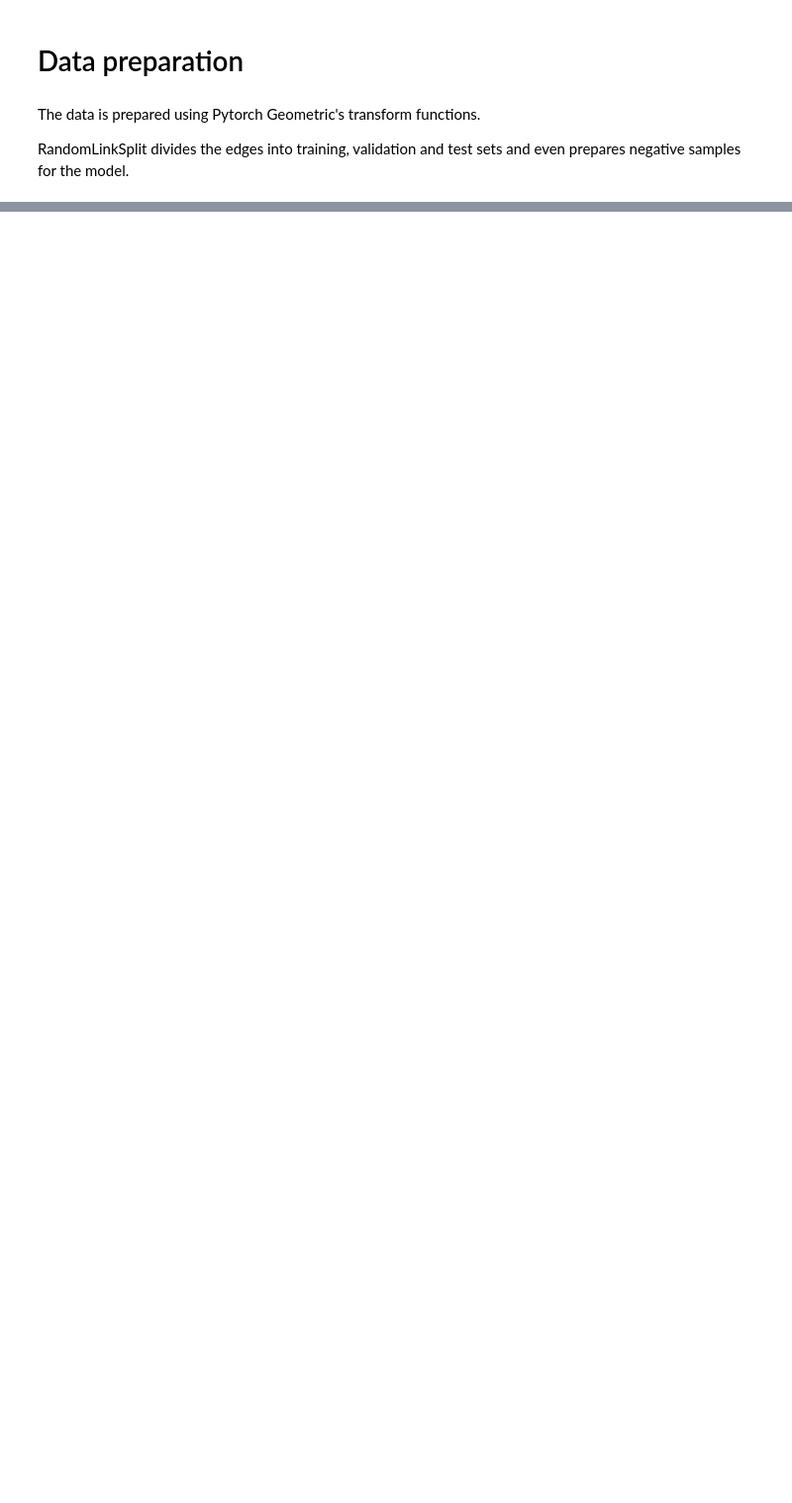
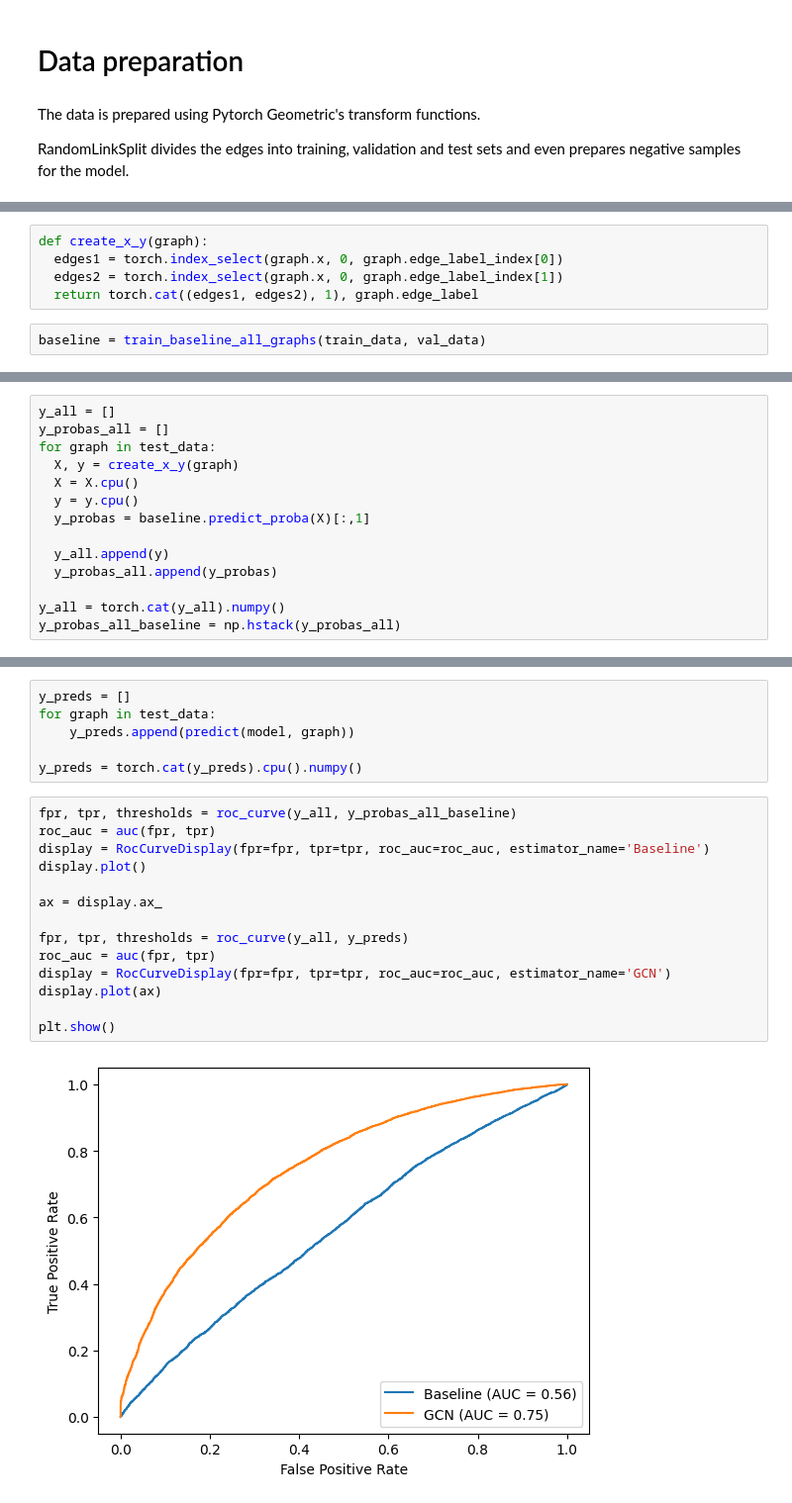
Before and after one commit to annagergaly/deep-learning-friend-recommendation, a Jupyter notebook: Friend_recommendation.ipynb, the cells around one changed output, grey strips where cells are left out. Shown at 99% size. Drawn from its saved outputs; the diff is of its cells as text; blank space fills up the shorter version.

```diff
--- a/Friend_recommendation.ipynb
+++ b/Friend_recommendation.ipynb
@@ -644,0 +1013,7 @@ twitter_dataset2 = SNAPEgoDataset('/data/twitter', 'ego-Twitter', "cluster", tra
+# %%
+def create_x_y(graph):
+  edges1 = torch.index_select(graph.x, 0, graph.edge_label_index[0])
+  edges2 = torch.index_select(graph.x, 0, graph.edge_label_index[1])
+  return torch.cat((edges1, edges2), 1), graph.edge_label
+# %%
+baseline = train_baseline_all_graphs(train_data, val_data)
@@ -644,0 +1028,14 @@ twitter_dataset2 = SNAPEgoDataset('/data/twitter', 'ego-Twitter', "cluster", tra
+# %%
+y_all = []
+y_probas_all = []
+for graph in test_data:
+  X, y = create_x_y(graph)
+  X = X.cpu()
+  y = y.cpu()
+  y_probas = baseline.predict_proba(X)[:,1]
+
+  y_all.append(y)
+  y_probas_all.append(y_probas)
+
+y_all = torch.cat(y_all).numpy()
+y_probas_all_baseline = np.hstack(y_probas_all)
@@ -644,0 +1092,22 @@ twitter_dataset2 = SNAPEgoDataset('/data/twitter', 'ego-Twitter', "cluster", tra
+# %%
+y_preds = []
+for graph in test_data:
+    y_preds.append(predict(model, graph))
+
+y_preds = torch.cat(y_preds).cpu().numpy()
+# %%
+fpr, tpr, thresholds = roc_curve(y_all, y_probas_all_baseline)
+roc_auc = auc(fpr, tpr)
+display = RocCurveDisplay(fpr=fpr, tpr=tpr, roc_auc=roc_auc, estimator_name='Baseline')
+display.plot()
+
+ax = display.ax_
+
+fpr, tpr, thresholds = roc_curve(y_all, y_preds)
+roc_auc = auc(fpr, tpr)
+display = RocCurveDisplay(fpr=fpr, tpr=tpr, roc_auc=roc_auc, estimator_name='GCN')
+display.plot(ax)
+
+plt.show()
+# %% [output]
+[figure, added]
```
Also changed, not shown: parts of 42 cells of this notebook.
